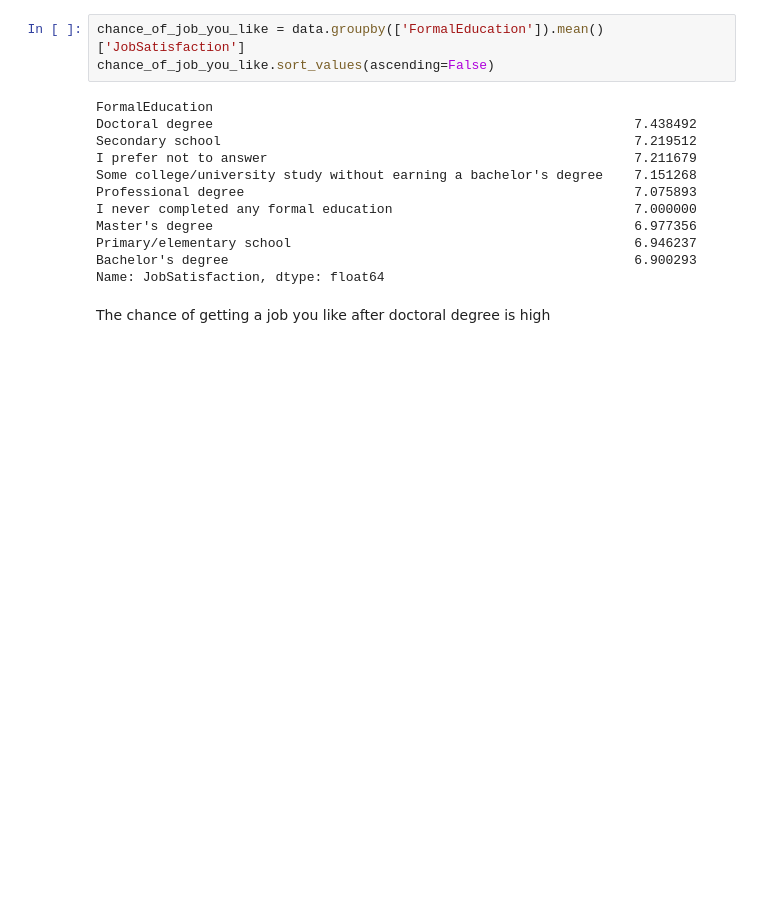
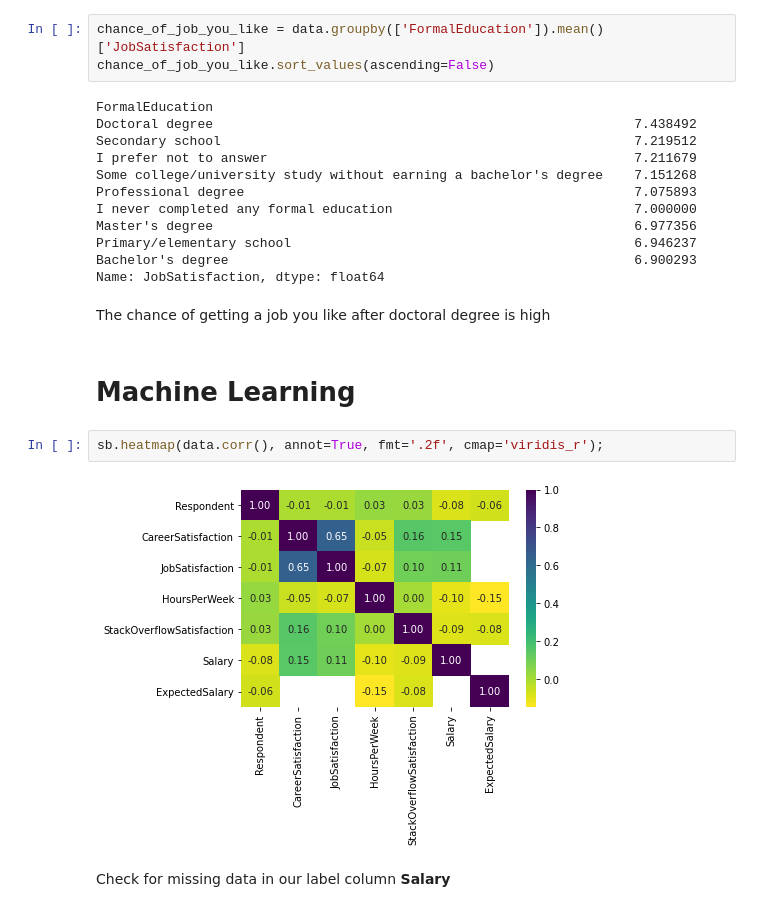
Before and after one commit to sharmas1ddharth/salary-prediction-and-analysis, a Jupyter notebook: Notebooks/stackoverflow_survey.ipynb, the cells around one changed output. Saved outputs shown, nothing was run; the diff lists cells and outputs as text; blank space fills up the shorter version.

```diff
--- a/Notebooks/stackoverflow_survey.ipynb
+++ b/Notebooks/stackoverflow_survey.ipynb
@@ -323,3 +326,11 @@ Bachelor's degree                                                    6.900293
 Name: JobSatisfaction, dtype: float64
 # %% [markdown]
 The chance of getting a job you like after doctoral degree is high
+# %% [markdown]
+# Machine Learning
+# %%
+sb.heatmap(data.corr(), annot=True, fmt='.2f', cmap='viridis_r');
+# %% [output]
+[figure, added]
+# %% [markdown]
+Check for missing data in our label column **Salary**
```
Also changed, not shown: parts of 16 cells of this notebook, 1 other file.
